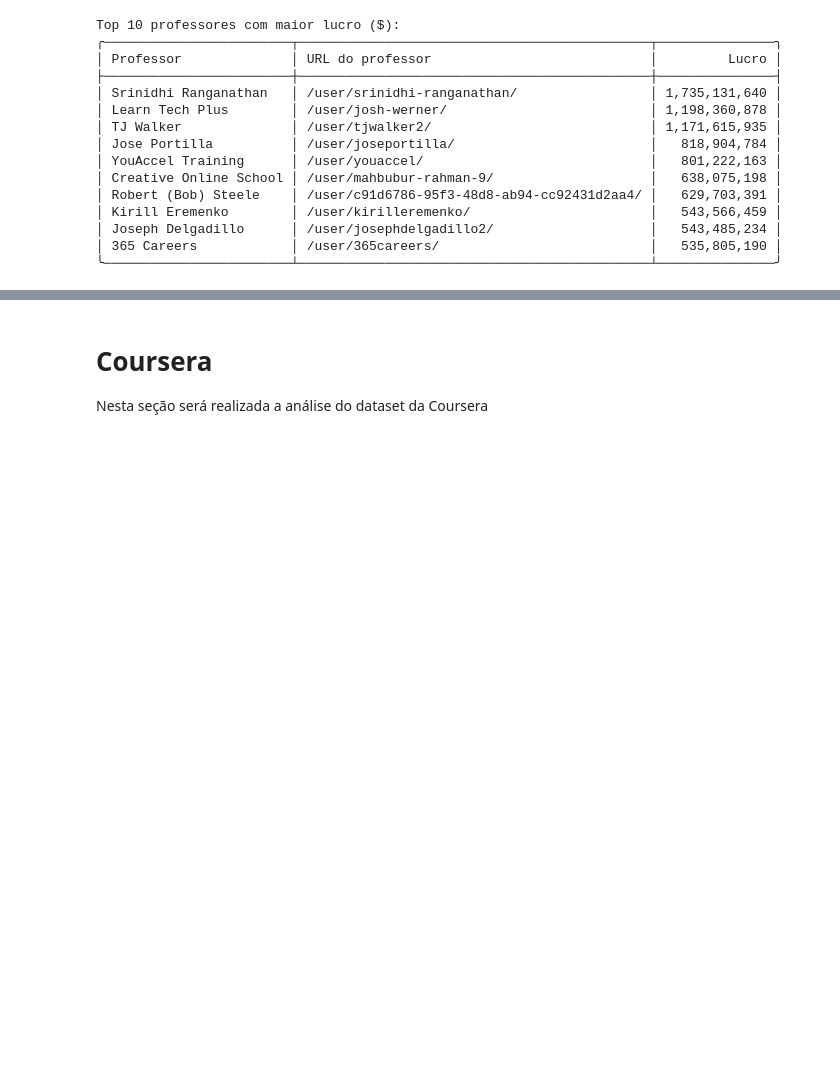
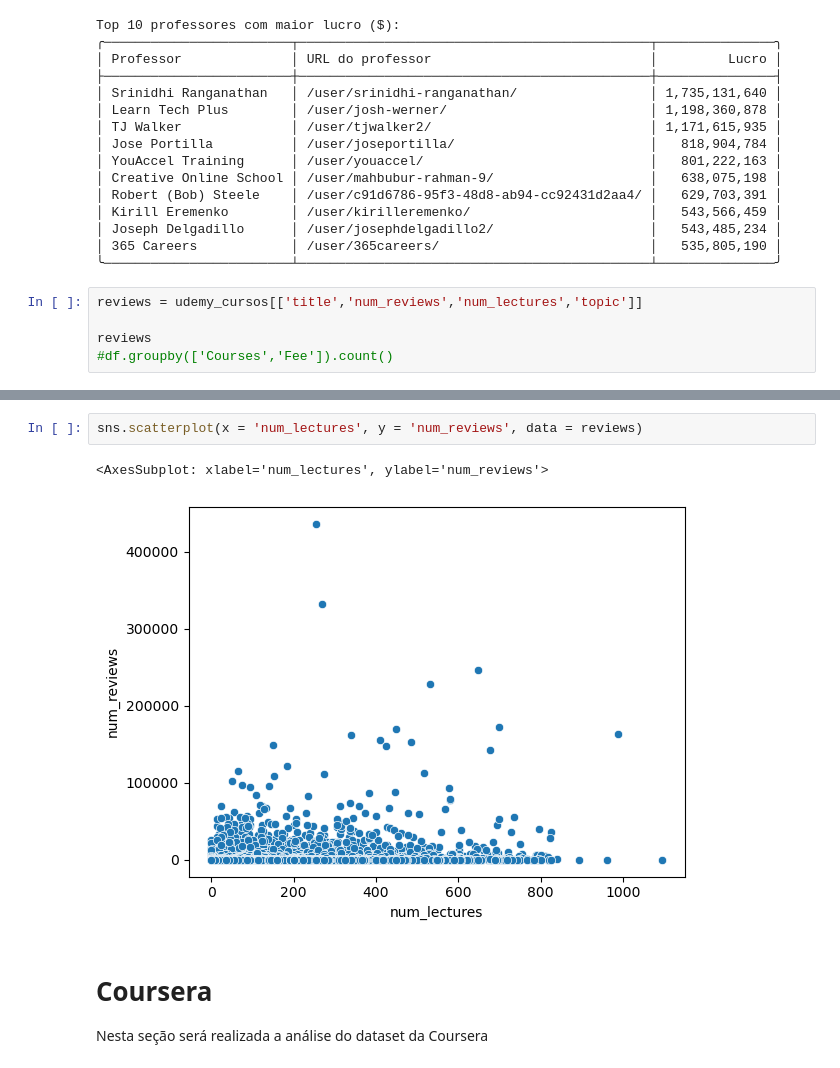
Before and after one commit to ismailymendes/mooc_udemy_coursera, a Jupyter notebook: mooc_udemy_coursera.ipynb, the cells around one changed output, grey strips where cells are left out. Saved outputs shown, nothing was run; the diff lists cells and outputs as text; blank space fills up the shorter version.

```diff
--- a/mooc_udemy_coursera.ipynb
+++ b/mooc_udemy_coursera.ipynb
@@ -427,3 +427,8 @@ Top 10 professores com maior lucro ($):
 │ Joseph Delgadillo      │ /user/josephdelgadillo2/                    │   543,485,234 │
 │ 365 Careers            │ /user/365careers/                           │   535,805,190 │
 ╰────────────────────────┴─────────────────────────────────────────────┴───────────────╯
+# %%
+reviews = udemy_cursos[['title','num_reviews','num_lectures','topic']]
+
+reviews
+#df.groupby(['Courses','Fee']).count()
@@ -430,3 +449,8 @@ Top 10 professores com maior lucro ($):
+# %%
+sns.scatterplot(x = 'num_lectures', y = 'num_reviews', data = reviews)
+# %% [output]
+<AxesSubplot: xlabel='num_lectures', ylabel='num_reviews'>
+[figure, added]
 # %% [markdown]
 # Coursera
 
```
Also changed, not shown: parts of 5 cells of this notebook.
